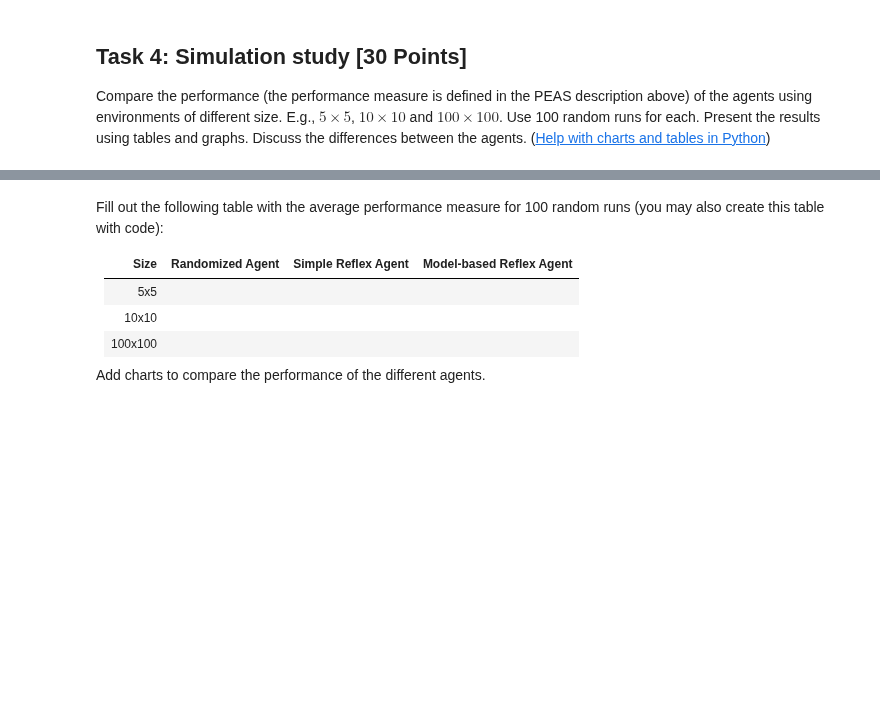
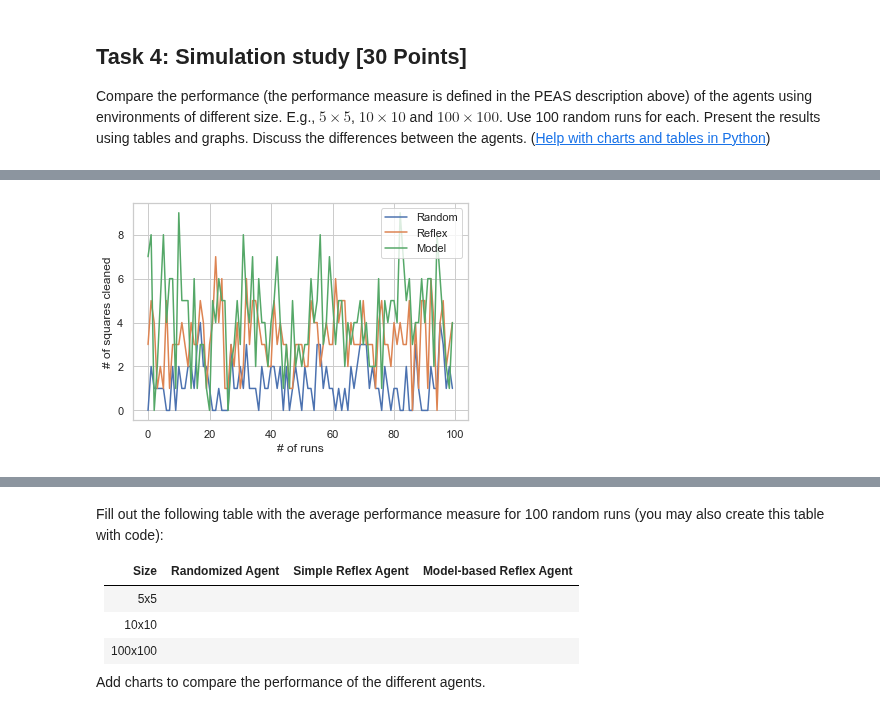
Before and after one commit to mhahsler/CS7320-AI, a Jupyter notebook: Agents/robot_vacuum.ipynb, the cells around one changed output, grey strips where cells are left out. Drawn from its saved outputs; the diff is of its cells as text; code cells hidden in the pictures; blank space fills up the shorter version.

```diff
--- a/Agents/robot_vacuum.ipynb
+++ b/Agents/robot_vacuum.ipynb
@@ -335,8 +349,17 @@ all the way east then going the the way down one and then all the west until it
 is_leftcor = False
 is_leftwall = False
 direction = "east"
+
+def reset_model_vars():
+    global is_leftcor
+    global is_leftwall
+    global direction
+    is_leftcor = False
+    is_leftwall = False
+    direction = "east"
+
 def model_based_reflex_agent(bumpers, dirty):
-    #defined global variables
+    #defined global variables to used
     global is_leftcor
     global is_leftwall
     global direction
@@ -414,0 +434,85 @@ SyntaxError: invalid syntax (3752734981.py, line 14)
+# %%
+# Your code goes here
+import numpy as np
+import pandas as pd
+
+# create data for n = 10 and N = 100 replications, so we can compare distributions.
+def simultation(agents, verbose, xsize, ysize, N = 100):
+    result = []
+    for i in range(N):
+        if agents == "random":
+            agent = simple_randomized_agent
+        if agents == "reflex":
+            agent = simple_reflex_agent
+        if agents == "model":
+            reset_model_vars()
+            agent = model_based_reflex_agent
+
+        data = mysimple_enviroment(agent, verbose, xsize, ysize)
+        result.append(data)
+
+    return result
+
+
+small = {
+
+    "Randomized" : np.add(0, simultation("random", False,  5, 5)),
+    "Reflex" : np.add(0, simultation("reflex", False,  5, 5)),
+    "Model" : np.add(0, simultation("model", False,  5, 5)),
+}
+
+medium = {
+    "Randomized" : np.add(0, simultation("random",False, 10, 10)),
+    "Reflex" : np.add(0, simultation("reflex",False, 10, 10)),
+    "Model" : np.add(0, simultation("model",False, 10, 10)),
+}
+
+large = {
+    "Randomized" : np.add(0, simultation("random",False, 100, 100)),
+    "Reflex" : np.add(0, simultation("reflex",False, 100, 100)),
+    "Model" : np.add(0, simultation("model",False, 100, 100))
+}
+
+# show data as a data frame using pandas
+df = pd.DataFrame(small)
+print(df)
+
+df = pd.DataFrame(medium)
+print(df)
+
+df = pd.DataFrame(large)
+print(df)
+
+import matplotlib.pyplot as plt
+
+# add a grid to the plots
+import seaborn as sns
+sns.set(style="whitegrid")
+
+x = range(N)
+plt.plot(x, small["Randomized"], label = "Random")
+plt.plot(x, small["Reflex"], label = "Reflex")
+plt.plot(x, small["Model"], label = "Model")
+plt.xlabel("# of runs")
+plt.ylabel("# of squares cleaned")
+plt.legend()
+plt.show()
+
+x = range(N)
+plt.plot(x, medium["Randomized"], label = "Random")
+plt.plot(x, medium["Reflex"], label = "Reflex")
+plt.plot(x, medium["Model"], label = "Model")
+plt.xlabel("# of runs")
+plt.ylabel("# of squares cleaned")
+plt.legend()
+plt.show()
+
+x = range(N)
+plt.plot(x, large["Randomized"], label = "Random")
+plt.plot(x, large["Reflex"], label = "Reflex")
+plt.plot(x, large["Model"], label = "Model")
+plt.xlabel("# of runs")
+plt.ylabel("# of squares cleaned")
+plt.legend()
+plt.show()
+# %% [output]
@@ -414,0 +536 @@ SyntaxError: invalid syntax (3752734981.py, line 14)
+[figure, added]
```
Also changed, not shown: parts of 12 cells of this notebook.
